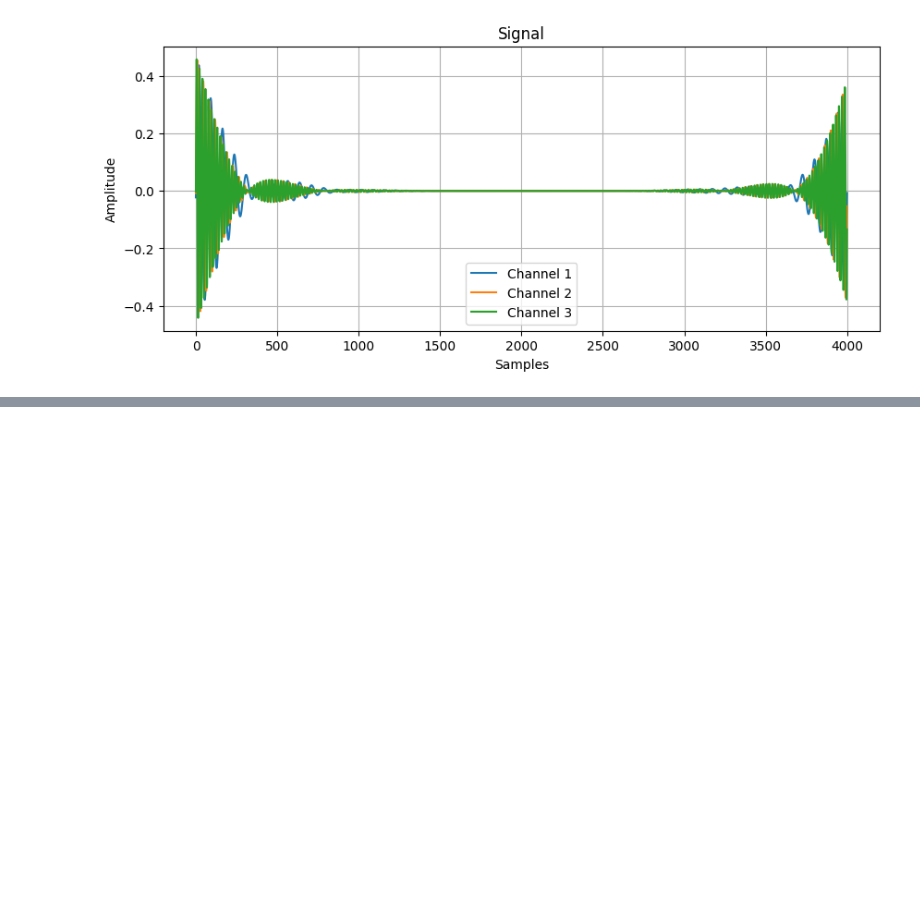
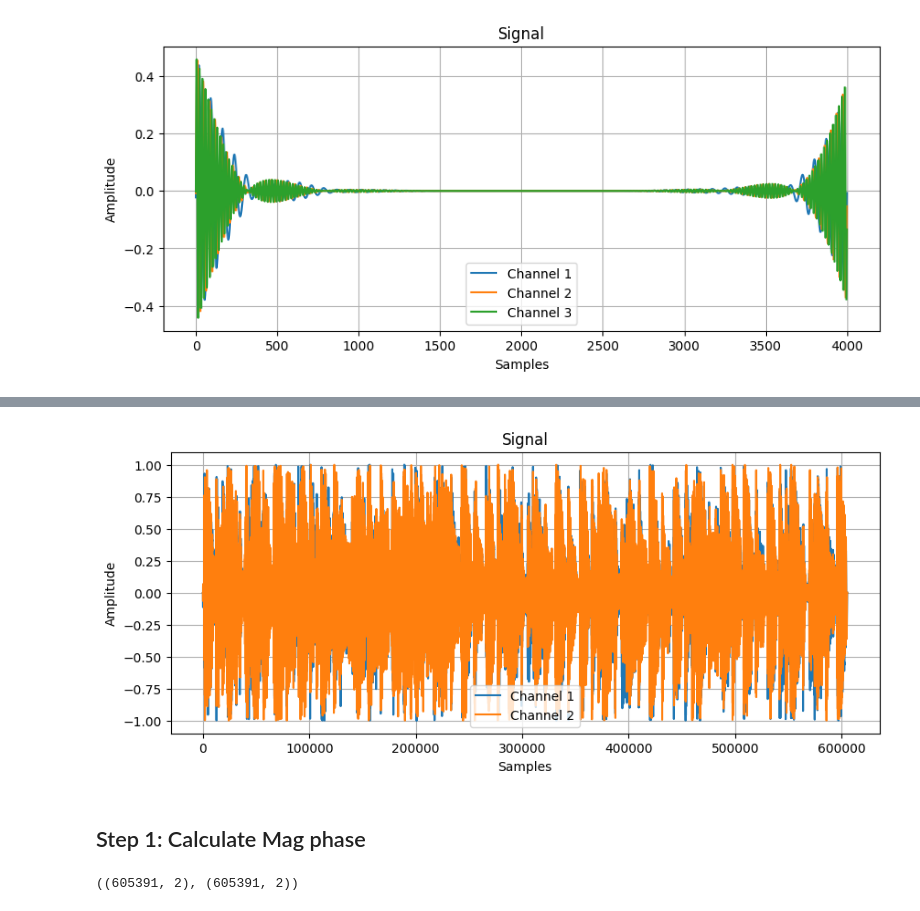
Before and after one commit to AIoT-Group-UoP/crossai-ts, a Jupyter notebook: examples/multi_axis_hpss.ipynb, the cells around one changed output, grey strips where cells are left out. Cells and saved outputs as stored; diff of their text form; code cells hidden in the pictures; blank space fills up the shorter version.

Commit message:
#104 doc: functionalities in real-world data, add docstring argument

```diff
--- a/examples/multi_axis_hpss.ipynb
+++ b/examples/multi_axis_hpss.ipynb
@@ -85,0 +67,9 @@ fig = vis.plot_signal(hpss_1d[1], sr=sample_rate)
+# %%
+from IPython.display import Audio
+from caits.loading import wav_loader, wav_specs_check
+
+print(wav_specs_check("data/jmp-last-night.wav"))
+specs = wav_specs_check("data/jmp-last-night.wav")
+audio_stereo, sample_rate = wav_loader("data/jmp-last-night.wav")
+print(f"shape: {audio_stereo.shape} - Sampling rate: {sample_rate}")
+Audio(audio_stereo.values.T, rate=sample_rate)
@@ -85,0 +80,17 @@ fig = vis.plot_signal(hpss_1d[1], sr=sample_rate)
+# %%
+audio_arr = audio_stereo.values
+# %%
+plot_signal(
+    audio_arr,
+    sr=sample_rate,
+    return_mode=False
+)
+# %% [output]
+[figure, added]
+# %% [markdown]
+## Step 1: Calculate Mag phase
+# %%
+mags = hpss.magphase(audio_arr, power=1)
+mags[0].shape, mags[1].shape
+# %% [output]
+((605391, 2), (605391, 2))
```
Also changed, not shown: parts of 20 cells of this notebook, 3 other files.
